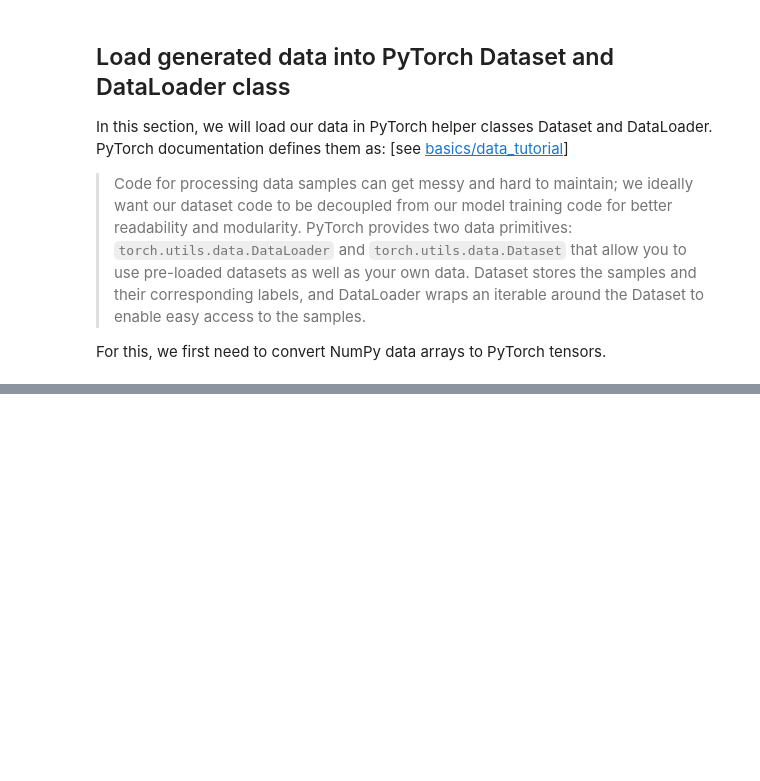
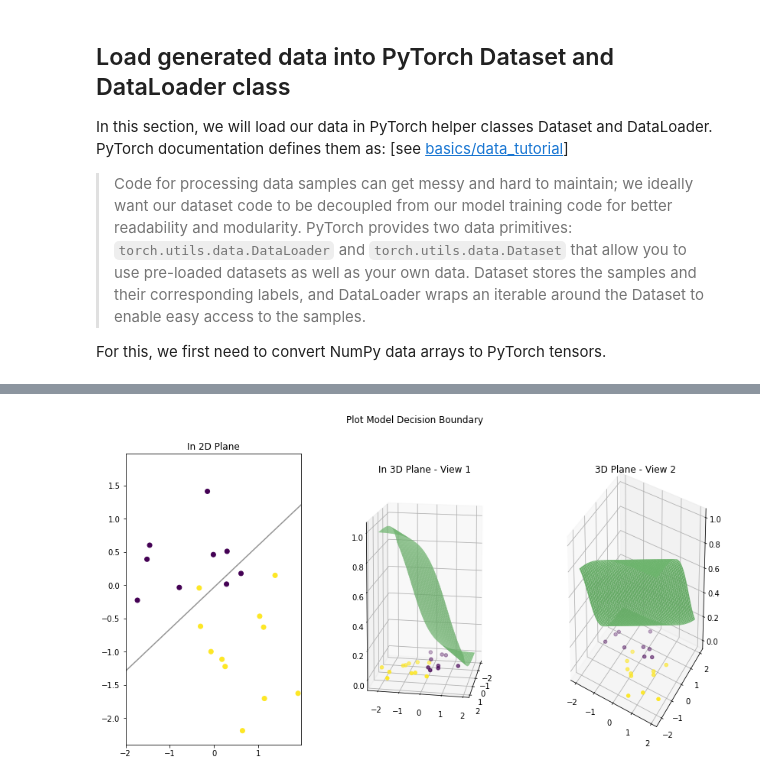
Before and after one commit to hassaanbinaslam/myblog_fastai_archived, a Jupyter notebook: _notebooks/2022-10-11-pytorch-two-class-logistic-regression.ipynb, the cells around one changed output, grey strips where cells are left out. Drawn from its saved outputs; the diff is of its cells as text; code cells hidden in the pictures; blank space fills up the shorter version.

```diff
--- a/_notebooks/2022-10-11-pytorch-two-class-logistic-regression.ipynb
+++ b/_notebooks/2022-10-11-pytorch-two-class-logistic-regression.ipynb
@@ -369,0 +583,4 @@ cm_thresh50
+# %%
+plot_decision_boundary(model_2, X_train, X_val)
+# %% [output]
+[figure, added]
```
Also changed, not shown: parts of 62 cells of this notebook, 4 other files.
